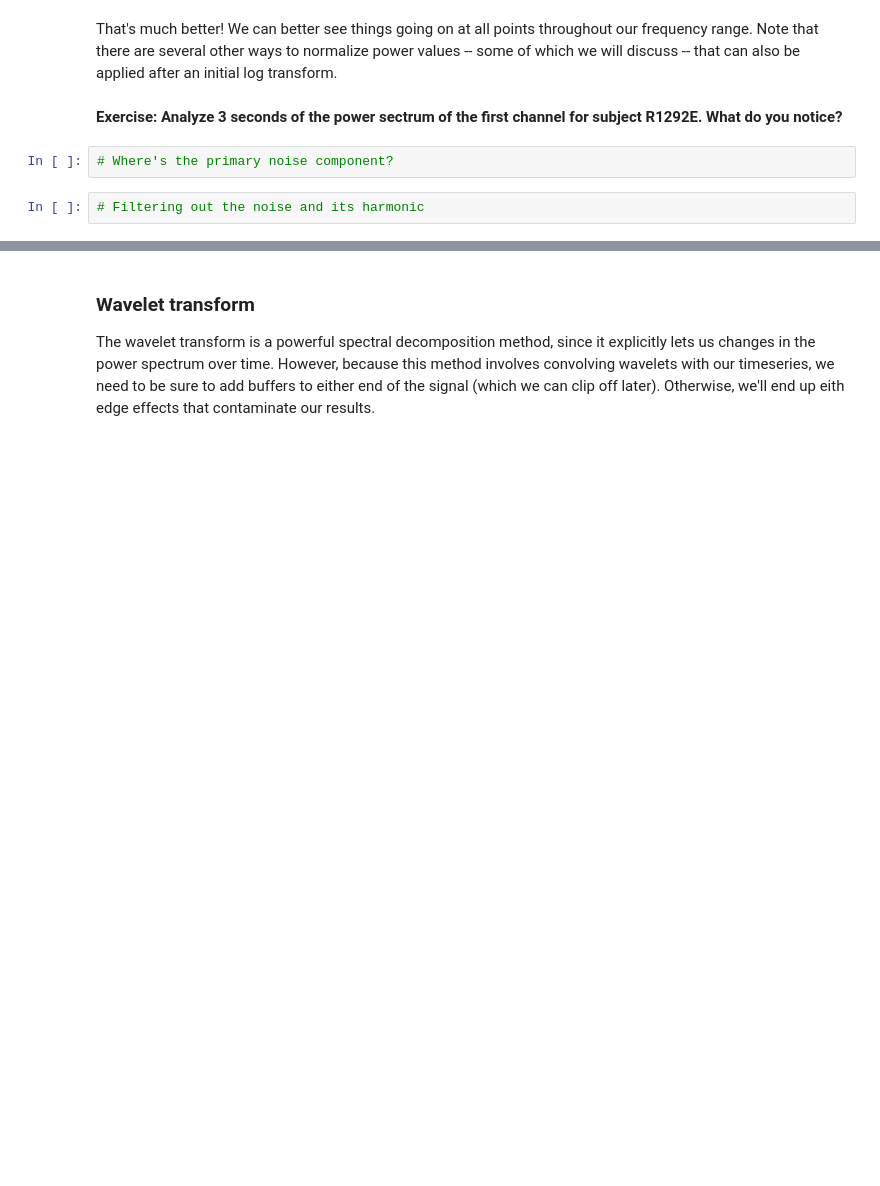
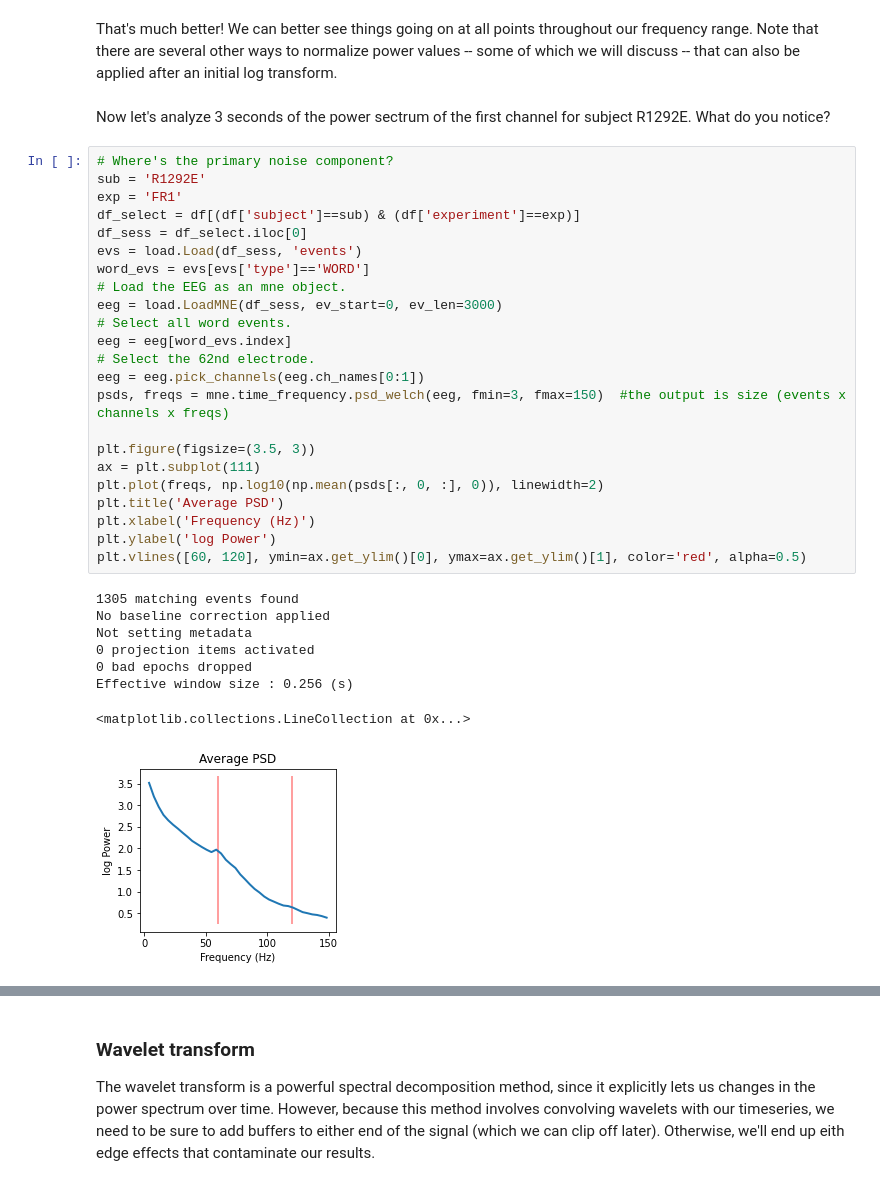
Before and after one commit to pennmem/CMLWorkshop, a Jupyter notebook: 4_Signal_Processing_Spectral_Analysis.ipynb, the cells around one changed output, grey strips where cells are left out. Saved outputs shown, nothing was run; the diff lists cells and outputs as text; blank space fills up the shorter version.

```diff
--- a/4_Signal_Processing_Spectral_Analysis.ipynb
+++ b/4_Signal_Processing_Spectral_Analysis.ipynb
@@ -153,8 +154,36 @@ plt.tight_layout()  #This cleans up our plots a bit
 # %% [markdown]
 That's much better! We can better see things going on at all points throughout our frequency range. Note that there are several other ways to normalize power values -- some of which we will discuss -- that can also be applied after an initial log transform.
 # %% [markdown]
-**Exercise: Analyze 3 seconds of the power sectrum of the first channel for subject R1292E. What do you notice?**
+Now let's analyze 3 seconds of the power sectrum of the first channel for subject R1292E. What do you notice?
-# %%
-# Where's the primary noise component?
-# %%
-# Filtering out the noise and its harmonic
+# %%
+# Where's the primary noise component?
+sub = 'R1292E'
+exp = 'FR1'
+df_select = df[(df['subject']==sub) & (df['experiment']==exp)]
+df_sess = df_select.iloc[0]
+evs = load.Load(df_sess, 'events')
+word_evs = evs[evs['type']=='WORD']
+# Load the EEG as an mne object.
+eeg = load.LoadMNE(df_sess, ev_start=0, ev_len=3000)
+# Select all word events.
+eeg = eeg[word_evs.index]
+# Select the 62nd electrode.
+eeg = eeg.pick_channels(eeg.ch_names[0:1])
+psds, freqs = mne.time_frequency.psd_welch(eeg, fmin=3, fmax=150)  #the output is size (events x channels x freqs)
+
+plt.figure(figsize=(3.5, 3))
+ax = plt.subplot(111)
+plt.plot(freqs, np.log10(np.mean(psds[:, 0, :], 0)), linewidth=2)
+plt.title('Average PSD')
+plt.xlabel('Frequency (Hz)')
+plt.ylabel('log Power')
+plt.vlines([60, 120], ymin=ax.get_ylim()[0], ymax=ax.get_ylim()[1], color='red', alpha=0.5)
+# %% [output]
+1305 matching events found
+No baseline correction applied
+Not setting metadata
+0 projection items activated
+0 bad epochs dropped
+Effective window size : 0.256 (s)
+<matplotlib.collections.LineCollection at 0x...>
+[figure, added]
```
Also changed, not shown: parts of 5 cells of this notebook, 2 other files.
